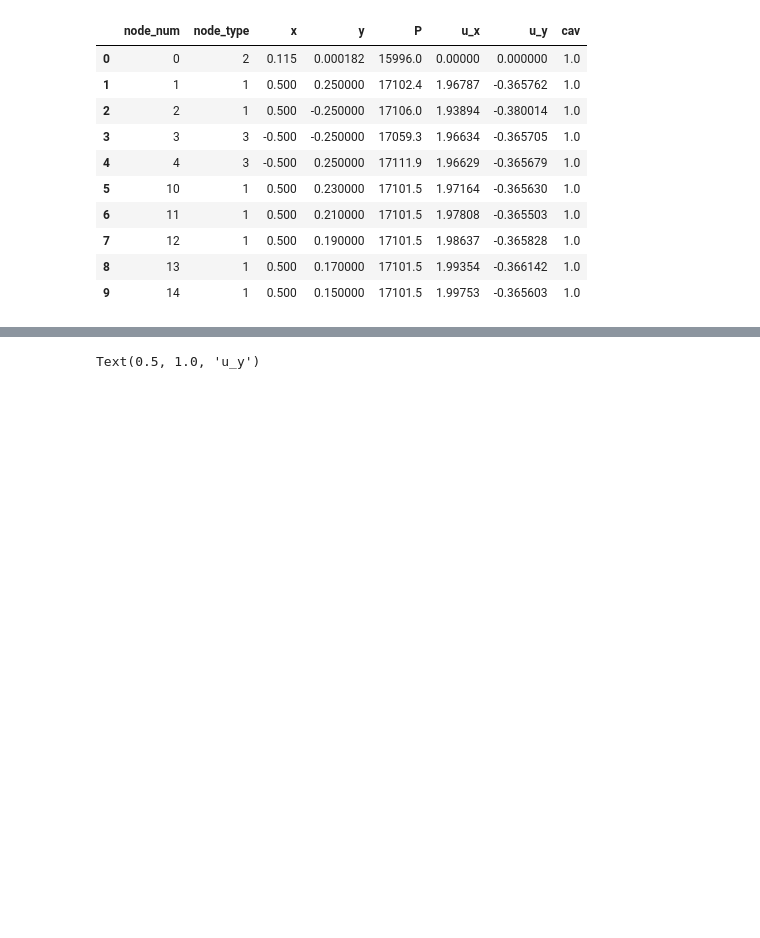
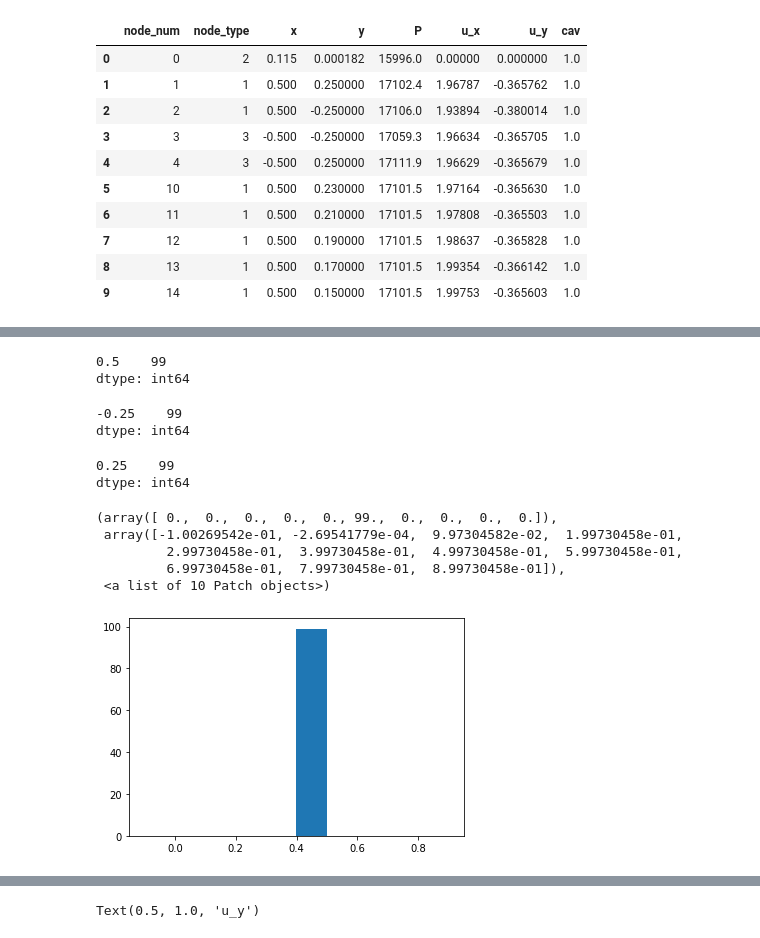
Before and after one commit to SergeyAnufriev/CFD_unet, a Jupyter notebook: notebooks/Mesh_data_EDA.ipynb, the cells around one changed output, grey strips where cells are left out. Drawn from its saved outputs; the diff is of its cells as text; code cells hidden in the pictures; blank space fills up the shorter version.

```diff
--- a/notebooks/Mesh_data_EDA.ipynb
+++ b/notebooks/Mesh_data_EDA.ipynb
@@ -59,0 +70,15 @@ len(df)
+# %%
+pd.value_counts([read_file_n(files_n[x])['x'].max() for x in range(len(files_n))])
+# %% [output]
+0.5    99
+dtype: int64
+# %%
+pd.value_counts([read_file_n(files_n[x])['y'].min() for x in range(len(files_n))])
+# %% [output]
+-0.25    99
+dtype: int64
+# %%
+pd.value_counts([read_file_n(files_n[x])['y'].max() for x in range(len(files_n))])
+# %% [output]
+0.25    99
+dtype: int64
@@ -59,0 +87,12 @@ len(df)
+# %%
+def range_(df,x,y):
+  return len(df[(df['x']<x) & (df['x']>-x) & (df['y']>-y) & (df['y']<y)])/7420
+# %%
+plt.hist([range_(read_file_n(files_n[x]),0.1,0.05) for x in range(len(files_n))])
+# %% [output]
+(array([ 0.,  0.,  0.,  0.,  0., 99.,  0.,  0.,  0.,  0.]),
+ array([-1.00269542e-01, -2.69541779e-04,  9.97304582e-02,  1.99730458e-01,
+         2.99730458e-01,  3.99730458e-01,  4.99730458e-01,  5.99730458e-01,
+         6.99730458e-01,  7.99730458e-01,  8.99730458e-01]),
+ <a list of 10 Patch objects>)
+[figure, added]
```
Also changed, not shown: parts of 13 cells of this notebook.
